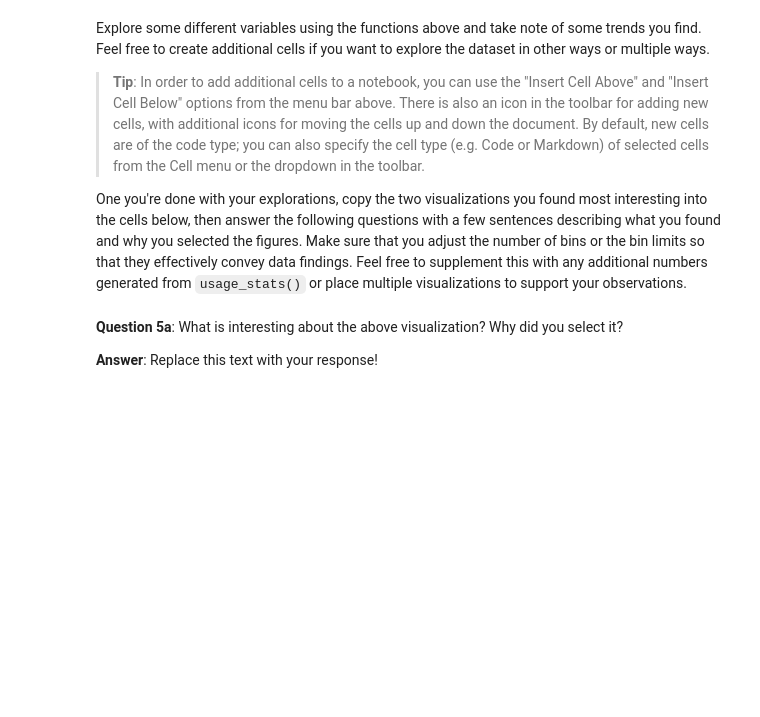
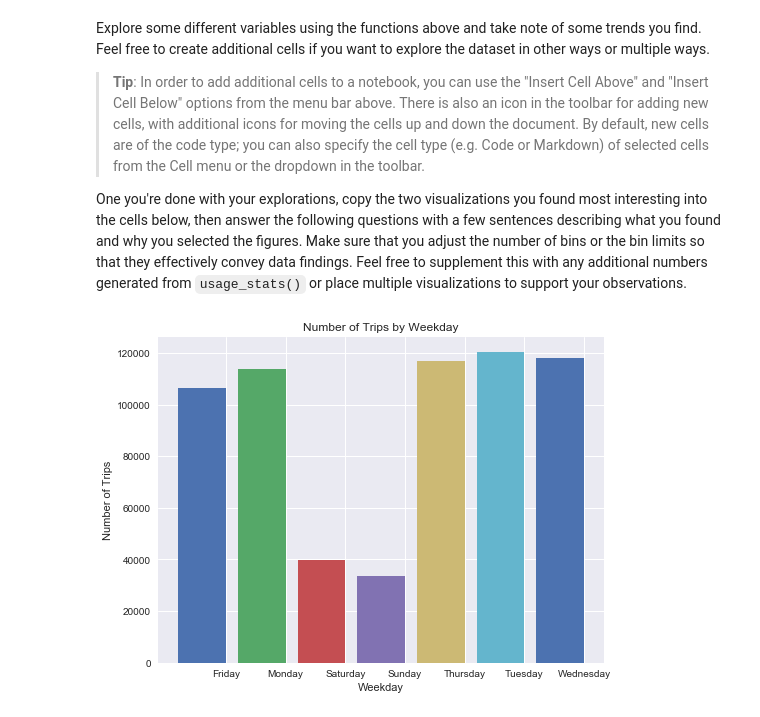
Before and after one commit to MasterXuBoya/dataanalysisnanodegree, a Jupyter notebook: Bay_Area_Bike_Share_Analysis.ipynb, the cells around one changed output. Cells and saved outputs as stored; diff of their text form; code cells hidden in the pictures; blank space fills up the shorter version.

```diff
--- a/Bay_Area_Bike_Share_Analysis.ipynb
+++ b/Bay_Area_Bike_Share_Analysis.ipynb
@@ -305,9 +435,7 @@ Explore some different variables using the functions above and take note of some
 
 One you're done with your explorations, copy the two visualizations you found most interesting into the cells below, then answer the following questions with a few sentences describing what you found and why you selected the figures. Make sure that you adjust the number of bins or the bin limits so that they effectively convey data findings. Feel free to supplement this with any additional numbers generated from `usage_stats()` or place multiple visualizations to support your observations.
 # %%
-# Final Plot 1
-usage_plot(trip_data)
+# Final Plot
+usage_plot(trip_data,'weekday', ['duration < 60'])
+# %% [output]
+[figure, added]
-# %% [markdown]
-**Question 5a**: What is interesting about the above visualization? Why did you select it?
-
-**Answer**: Replace this text with your response!
```
Also changed, not shown: parts of 13 cells of this notebook.
